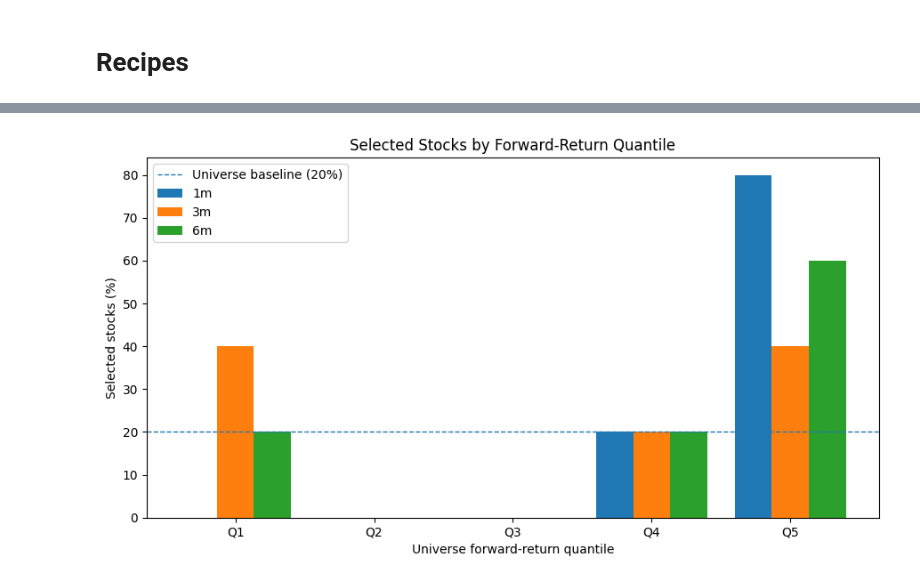
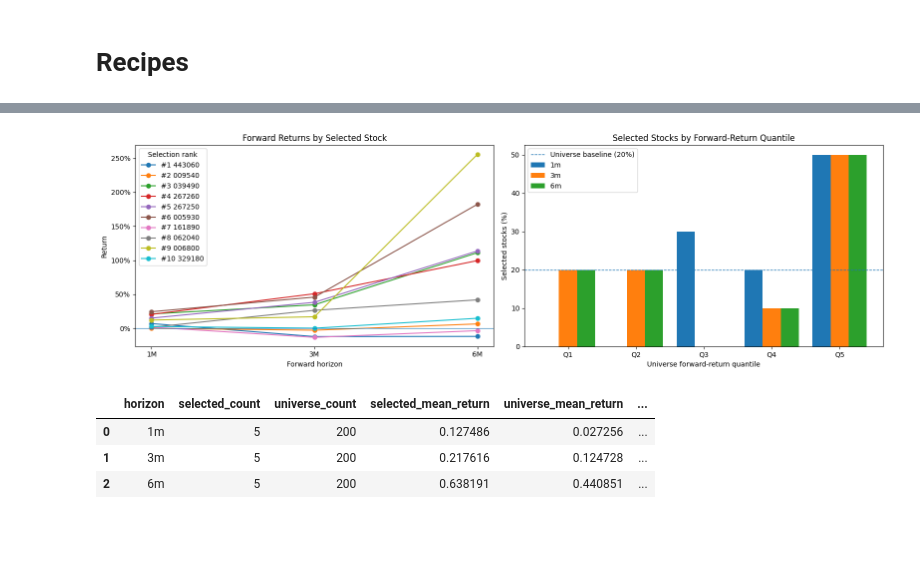
Before and after one commit to lbk209/stocksift, a Jupyter notebook: example_stock_selection_long_v4.ipynb, the cells around one changed output, grey strips where cells are left out. Saved outputs shown, nothing was run; the diff lists cells and outputs as text; code cells hidden in the pictures; blank space fills up the shorter version.

```diff
--- a/example_stock_selection_long_v4.ipynb
+++ b/example_stock_selection_long_v4.ipynb
@@ -145,13 +76,8 @@ RATIO_CSV = BASE_DIR + "kospi200_ratios_260814.csv"
 # %%
-assessment = StockAssessment(CONFIG)
+# 1. Produce the canonical ticker-level assessment feature table.
+assessment = StockAssessment(DATA_DIR)
 prices, ratios = assessment.load_inputs(PRICE_CSV, RATIO_CSV)
 # %%
 date = '2025-09-01'
-#date = None
-
-# Current selection
-features = assessment.assess(
-    prices,
-    ratios,
-    as_of = date
-)
+features = assessment.assess(prices, ratios, as_of=date)
+print(f"Assessment universe: {len(features)}")
@@ -158,2 +136,20 @@ features = assessment.assess(
+# %%
+n = 10
+
+make_group = lambda v, f, m=None: LongGroup({
+    'valuation': v, 'fundamentals': f, **({} if m is None else {'momentum': m}),
+}, top_n=n)
+
+policies = [LongFilter(ft2), make_group(v2, f1, m1)]
+#policies = [LongFilter(ft2), make_group(v1, f1, m1)]
+#policies = [LongFilter(ft2), make_group(v2, f1)]
+#policies = [LongFilter(ft2), make_group(v1, f1)]
+#policies = [make_group(v2, f1, m1)]
+#policies = [make_group(v1, f1)]
+#policies = [make_group(v2, f1)]
+#policies = [LongFilter(ft1), make_group(v2, f1, m1)]
 # %%
-selected = apply_selection(features)
+selected = apply_selection(
+    features,
+    policies=policies,
+)
@@ -244,6 +158,24 @@ distribution
-# %%
-_ = plot_forward_return_distribution(
-    distribution
-)
-# %% [output]
-[figure, removed]
+# %%
+_ = evaluate_selection(
+    selected,
+    prices,
+    universe=features,
+    horizons = [1,3,6],
+    plot='both'#plot='distribution',
+)
+# %% [output]
+[figure, added]
+# %%
+result = evaluate_selection(
+    selected,
+    prices,
+    universe=features,
+    horizons = [1,3,6],
+    result="summary",
+)
+result
+# %% [output]
+|  | horizon | selected_count | universe_count | selected_mean_return | universe_mean_return | ... |
+| 0 | 1m | 5 | 200 | 0.127486 | 0.027256 | ... |
+| 1 | 3m | 5 | 200 | 0.217616 | 0.124728 | ... |
+| 2 | 6m | 5 | 200 | 0.638191 | 0.440851 | ... |
```
Also changed, not shown: parts of 34 cells of this notebook, 6 other files.
